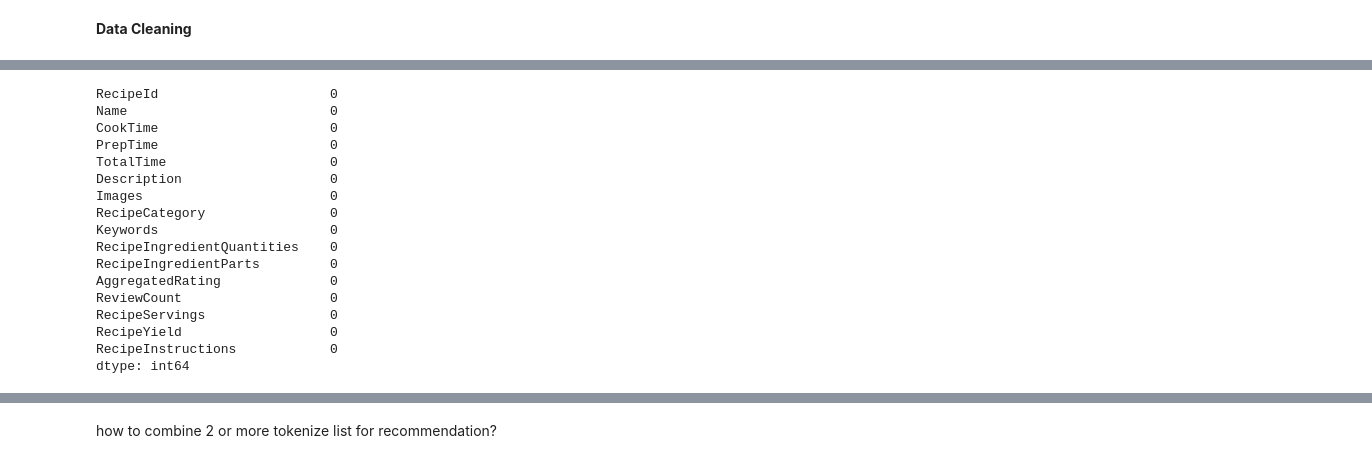
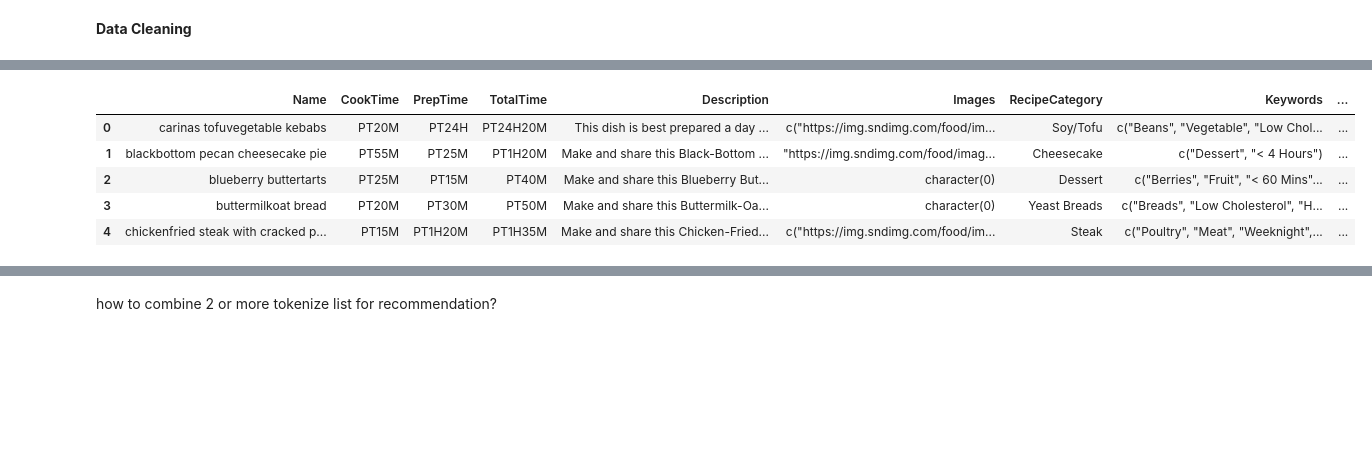
Before and after one commit to ShiningSolar/Recipe-Recommendation-System-With-Conten-Based-Filtering, a Jupyter notebook: Recipe Recommendation based on Ingredients.ipynb, the cells around one changed output, grey strips where cells are left out. Cells and saved outputs as stored; diff of their text form; code cells hidden in the pictures; blank space fills up the shorter version.

```diff
--- a/Recipe Recommendation based on Ingredients.ipynb
+++ b/Recipe Recommendation based on Ingredients.ipynb
@@ -134,0 +218,3 @@ data.head()
+# %%
+data = df_unique
+data.nunique()
@@ -155,24 +258,11 @@ memory usage: 3.4+ MB
-# %%
-data.isnull().sum()
-# %% [output]
-RecipeId                      0
-Name                          0
-CookTime                      0
-PrepTime                      0
-TotalTime                     0
-Description                   0
-Images                        0
-RecipeCategory                0
-Keywords                      0
-RecipeIngredientQuantities    0
-RecipeIngredientParts         0
-AggregatedRating              0
-ReviewCount                   0
-RecipeServings                0
-RecipeYield                   0
-RecipeInstructions            0
-dtype: int64
 # %%
-dataset = data.copy()
-dataset.drop(columns=["Images", "RecipeInstructions", "CookTime", "PrepTime"], inplace = True)
-# "Description"
+copy = data.copy()
+copy.head()
+#dataset.drop(columns=["Images", "RecipeInstructions", "CookTime", "PrepTime"], inplace = True)
+# %% [output]
+|  | Name | CookTime | PrepTime | TotalTime | Description | Images | RecipeCategory | Keywords | ... |
+| 0 | carinas tofuvegetable kebabs | PT20M | PT24H | PT24H20M | This dish is best prepared a day ... | c("https://img.sndimg.com/food/im... | Soy/Tofu | c("Beans", "Vegetable", "Low Chol... | ... |
+| 1 | blackbottom pecan cheesecake pie | PT55M | PT25M | PT1H20M | Make and share this Black-Bottom ... | "https://img.sndimg.com/food/imag... | Cheesecake | c("Dessert", "< 4 Hours") | ... |
+| 2 | blueberry buttertarts | PT25M | PT15M | PT40M | Make and share this Blueberry But... | character(0) | Dessert | c("Berries", "Fruit", "< 60 Mins"... | ... |
+| 3 | buttermilkoat bread | PT20M | PT30M | PT50M | Make and share this Buttermilk-Oa... | character(0) | Yeast Breads | c("Breads", "Low Cholesterol", "H... | ... |
+| 4 | chickenfried steak with cracked p... | PT15M | PT1H20M | PT1H35M | Make and share this Chicken-Fried... | c("https://img.sndimg.com/food/im... | Steak | c("Poultry", "Meat", "Weeknight",... | ... |
```
Also changed, not shown: parts of 27 cells of this notebook.
